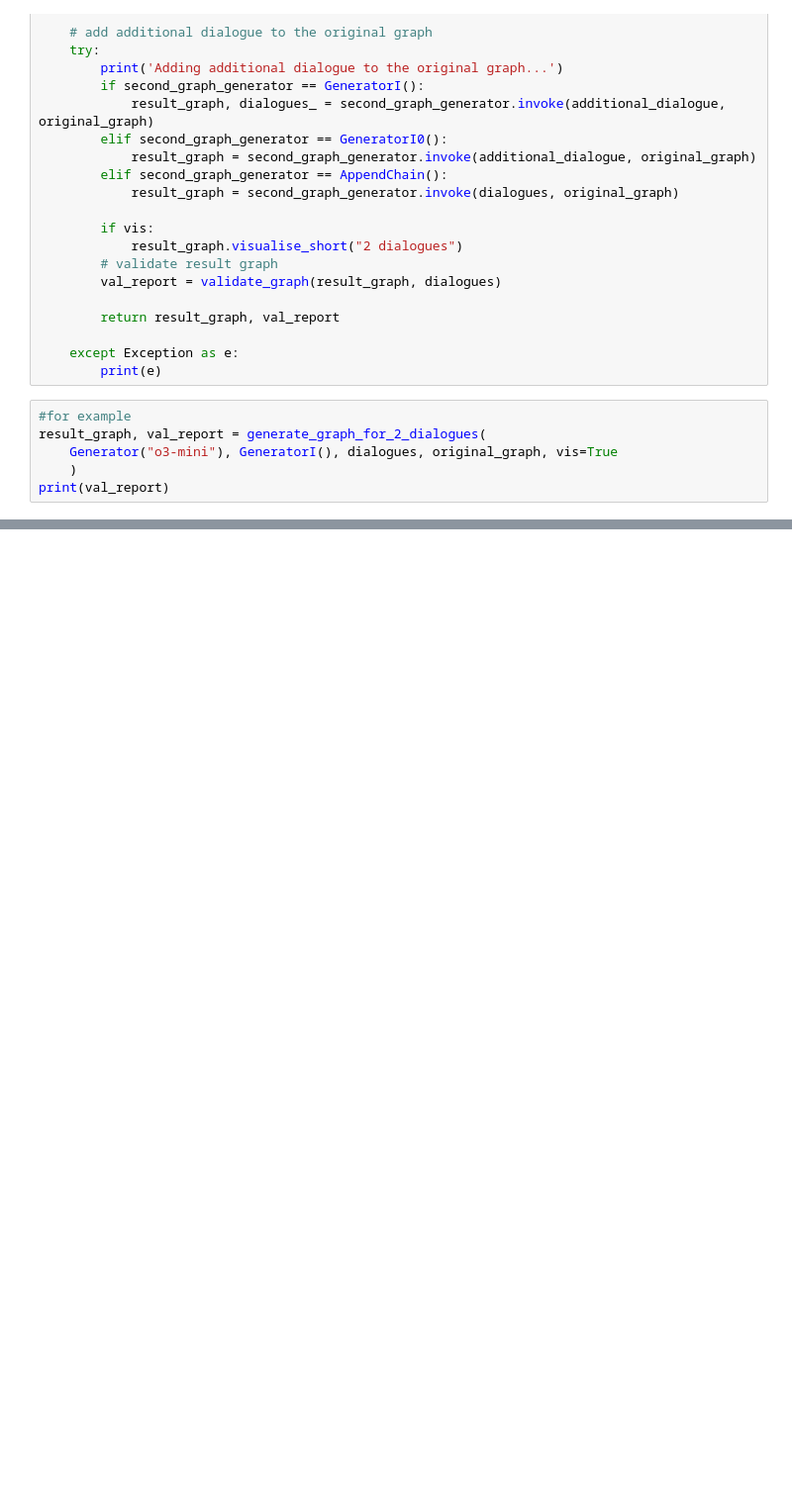
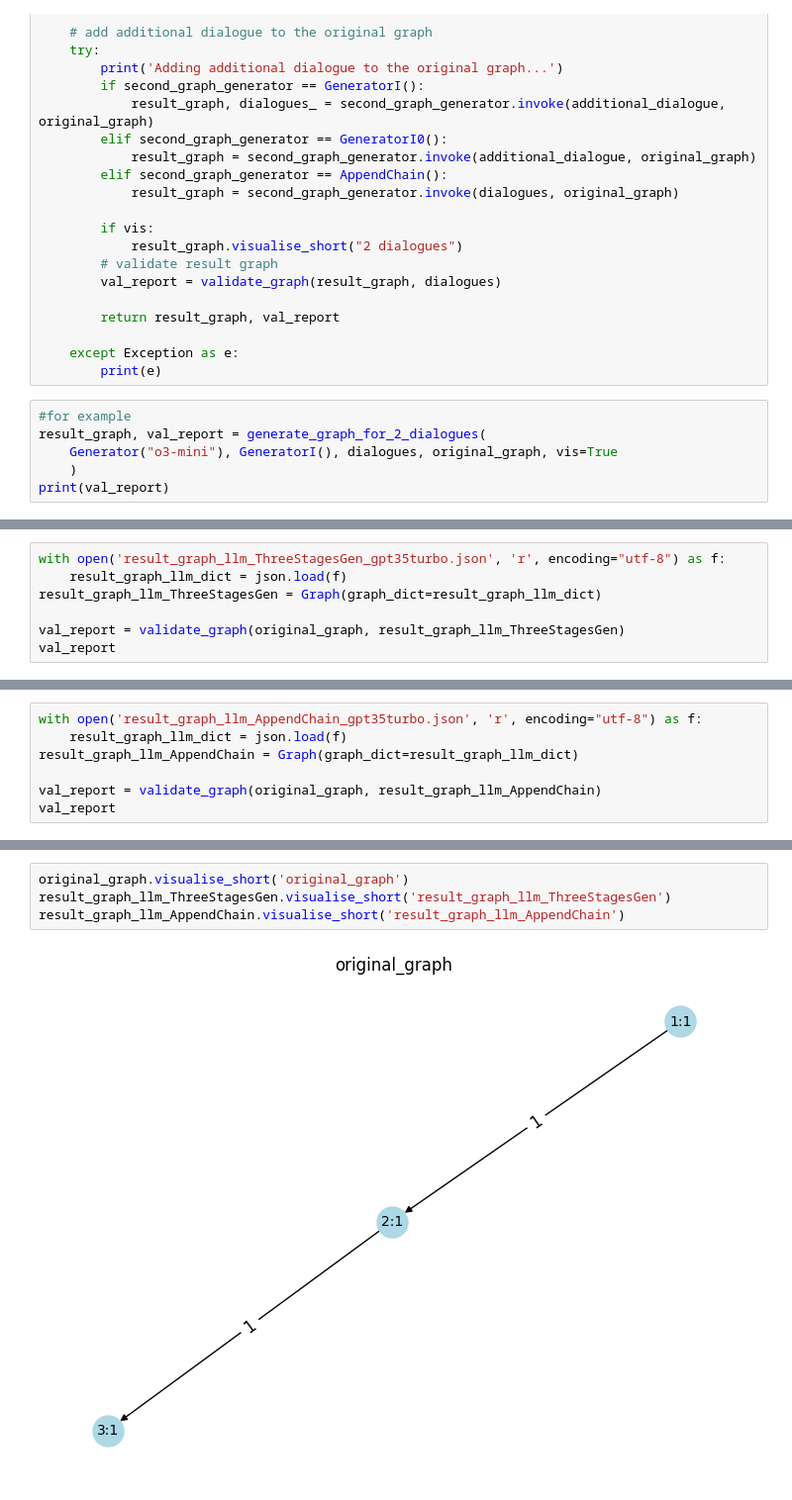
Before and after one commit to deeppavlov/dialogue2graph, a Jupyter notebook: experiments/exp20250303_incremental2/exp20250303_incremental2/comparing_incrementation.ipynb, the cells around one changed output, grey strips where cells are left out. Shown at 99% size. Drawn from its saved outputs; the diff is of its cells as text; blank space fills up the shorter version.

```diff
--- a/experiments/exp20250303_incremental2/exp20250303_incremental2/comparing_incrementation.ipynb
+++ b/experiments/exp20250303_incremental2/exp20250303_incremental2/comparing_incrementation.ipynb
@@ -169,0 +303,7 @@ print(val_report)
+# %%
+with open('result_graph_llm_ThreeStagesGen_gpt35turbo.json', 'r', encoding="utf-8") as f:
+    result_graph_llm_dict = json.load(f)
+result_graph_llm_ThreeStagesGen = Graph(graph_dict=result_graph_llm_dict)
+
+val_report = validate_graph(original_graph, result_graph_llm_ThreeStagesGen)
+val_report
@@ -169,0 +319,7 @@ print(val_report)
+# %%
+with open('result_graph_llm_AppendChain_gpt35turbo.json', 'r', encoding="utf-8") as f:
+    result_graph_llm_dict = json.load(f)
+result_graph_llm_AppendChain = Graph(graph_dict=result_graph_llm_dict)
+
+val_report = validate_graph(original_graph, result_graph_llm_AppendChain)
+val_report
@@ -169,0 +339,6 @@ print(val_report)
+# %%
+original_graph.visualise_short('original_graph')
+result_graph_llm_ThreeStagesGen.visualise_short('result_graph_llm_ThreeStagesGen')
+result_graph_llm_AppendChain.visualise_short('result_graph_llm_AppendChain')
+# %% [output]
+[figure, added]
```
Also changed, not shown: parts of 67 cells of this notebook, 3 other files.
